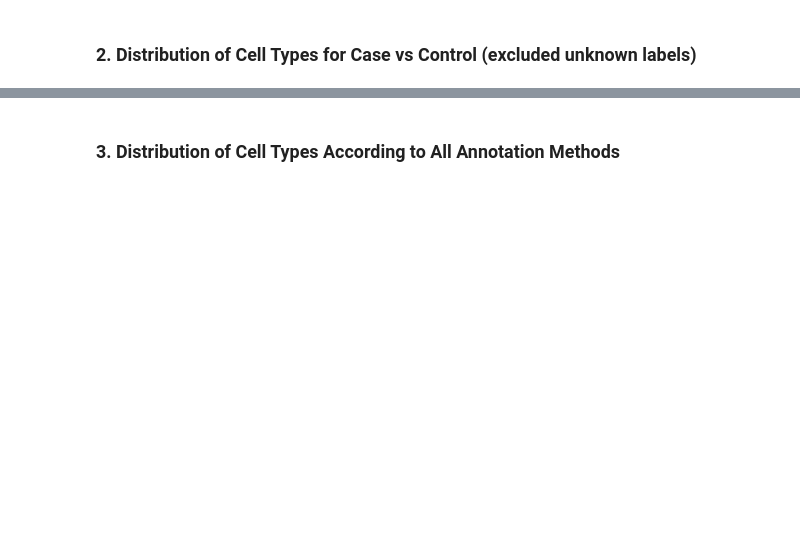
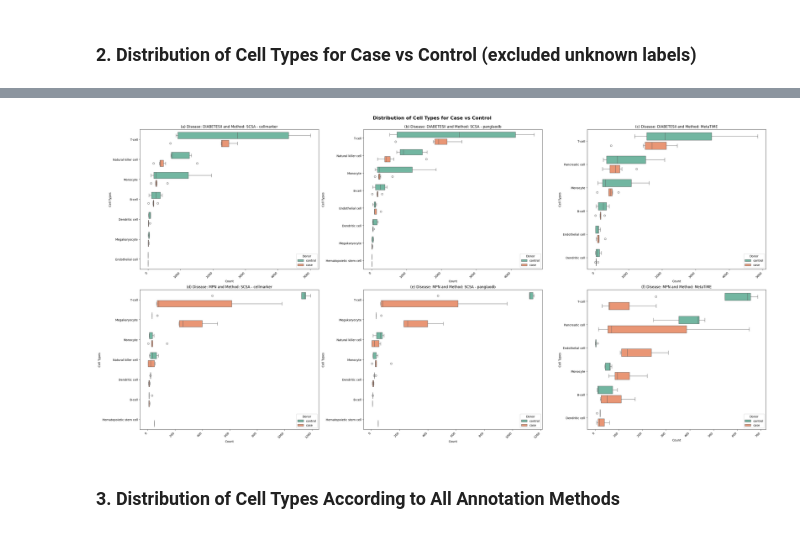
Before and after one commit to sujitdebnath/fau-bionet-project-ws23, a Jupyter notebook: docs/report/summary_plots_cell_annotation.ipynb, the cells around one changed output, grey strips where cells are left out. Drawn from its saved outputs; the diff is of its cells as text; code cells hidden in the pictures; blank space fills up the shorter version.

Commit message:
Added subplots for report

```diff
--- a/docs/report/summary_plots_cell_annotation.ipynb
+++ b/docs/report/summary_plots_cell_annotation.ipynb
@@ -37,6 +37,7 @@ def map_col_name_to_cell_anno_method(cell_anno_col):
 
     return cell_anno_method
 # %%
+disease_ids       = sorted([dir for dir in os.listdir(BASE_RES_DIR) if os.path.isdir(os.path.join(BASE_RES_DIR, dir)) and dir != 'summary'])
 cell_anno_methods = ['SCSA - cellmarker', 'SCSA - panglaodb', 'MetaTiME']
 cell_anno_df      = read_csv(csv_fpath=os.path.join(BASE_RES_DIR, 'summary', 'cell_anno_res.csv'))
 cell_anno_df
@@ -148,3 +204,7 @@ cell_anno_box_plot_case_control(df=cell_anno_df, disease_id='mpn', cell_anno_met
+# %%
+cell_anno_box_plot_case_control_subplots(df=cell_anno_df, disease_ids=disease_ids, cell_anno_methods=cell_anno_methods)
+# %% [output]
+[figure, added]
 # %% [markdown]
 ### 3. Distribution of Cell Types According to All Annotation Methods
 # %%
```
Also changed, not shown: parts of 11 cells of this notebook, 3 other files.
